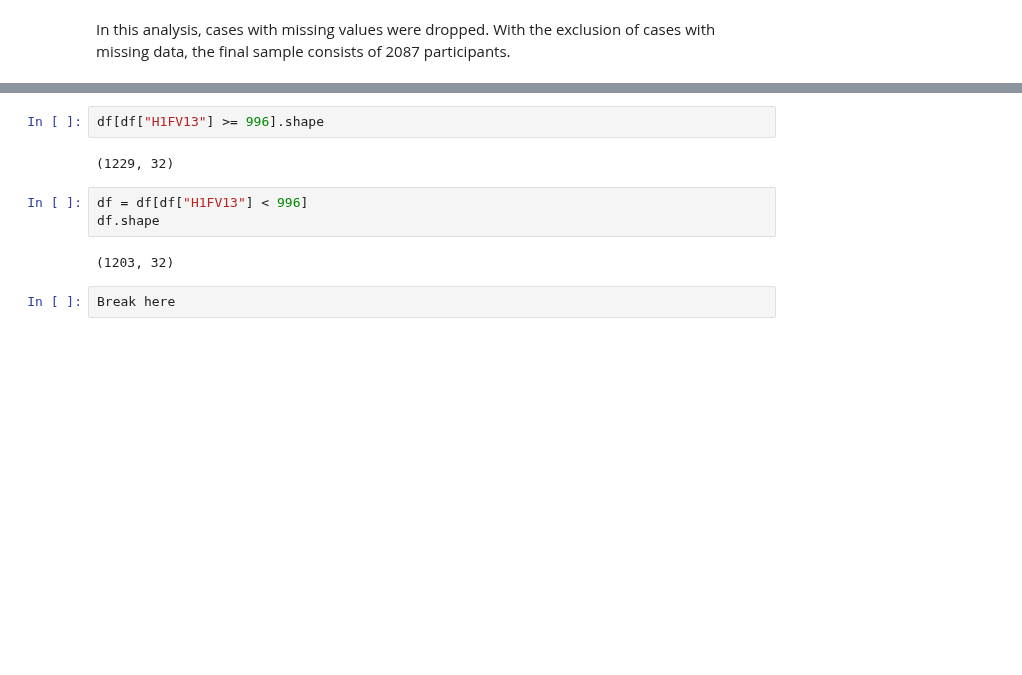
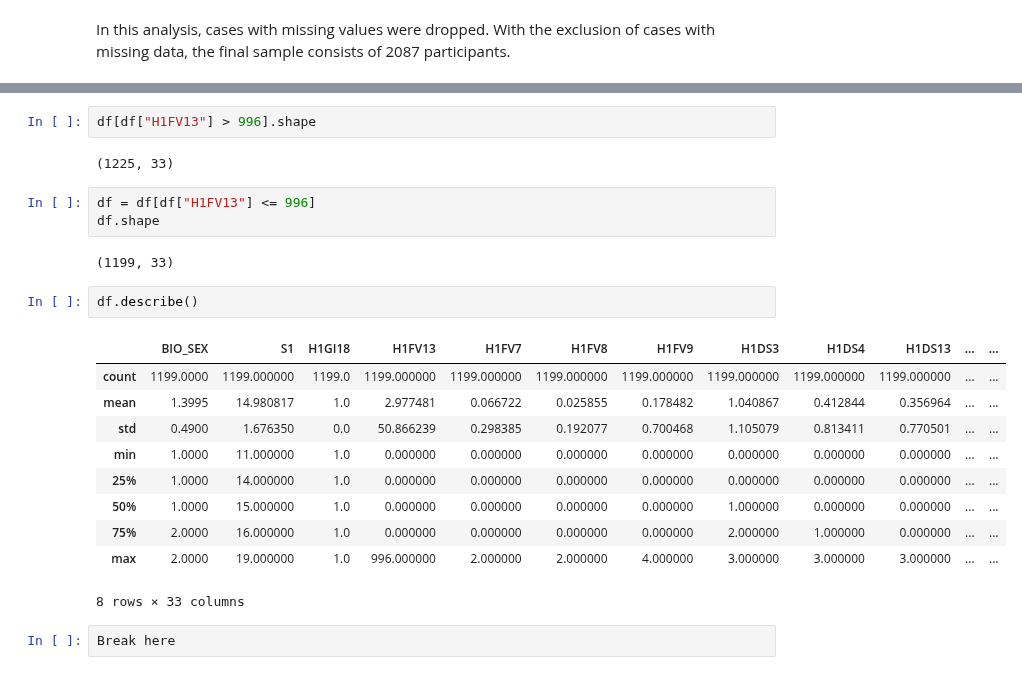
Before and after one commit to DataResponsibly/SynRD, a Jupyter notebook: papers/liu20protective/astadnik_process.ipynb, the cells around one changed output, grey strips where cells are left out. Drawn from its saved outputs; the diff is of its cells as text; blank space fills up the shorter version.

```diff
--- a/papers/liu20protective/astadnik_process.ipynb
+++ b/papers/liu20protective/astadnik_process.ipynb
@@ -281,12 +286,25 @@ df.shape
 # %%
-df[df["H1FV13"] >= 996].shape
+df[df["H1FV13"] > 996].shape
 # %% [output]
-(1229, 32)
+(1225, 33)
 # %%
-df = df[df["H1FV13"] < 996]
+df = df[df["H1FV13"] <= 996]
 df.shape
 # %% [output]
-(1203, 32)
+(1199, 33)
+# %%
+df.describe()
+# %% [output]
+|  | BIO_SEX | S1 | H1GI18 | H1FV13 | H1FV7 | H1FV8 | H1FV9 | H1DS3 | H1DS4 | H1DS13 | ... | ... |
+| count | 1199.0000 | 1199.000000 | 1199.0 | 1199.000000 | 1199.000000 | 1199.000000 | 1199.000000 | 1199.000000 | 1199.000000 | 1199.000000 | ... | ... |
+| mean | 1.3995 | 14.980817 | 1.0 | 2.977481 | 0.066722 | 0.025855 | 0.178482 | 1.040867 | 0.412844 | 0.356964 | ... | ... |
+| std | 0.4900 | 1.676350 | 0.0 | 50.866239 | 0.298385 | 0.192077 | 0.700468 | 1.105079 | 0.813411 | 0.770501 | ... | ... |
+| min | 1.0000 | 11.000000 | 1.0 | 0.000000 | 0.000000 | 0.000000 | 0.000000 | 0.000000 | 0.000000 | 0.000000 | ... | ... |
+| 25% | 1.0000 | 14.000000 | 1.0 | 0.000000 | 0.000000 | 0.000000 | 0.000000 | 0.000000 | 0.000000 | 0.000000 | ... | ... |
+| 50% | 1.0000 | 15.000000 | 1.0 | 0.000000 | 0.000000 | 0.000000 | 0.000000 | 1.000000 | 0.000000 | 0.000000 | ... | ... |
+| 75% | 2.0000 | 16.000000 | 1.0 | 0.000000 | 0.000000 | 0.000000 | 0.000000 | 2.000000 | 1.000000 | 0.000000 | ... | ... |
+| max | 2.0000 | 19.000000 | 1.0 | 996.000000 | 2.000000 | 2.000000 | 4.000000 | 3.000000 | 3.000000 | 3.000000 | ... | ... |
+8 rows × 33 columns
 # %%
 Break here
 # %% [output]
```
Also changed, not shown: parts of 11 cells of this notebook.
